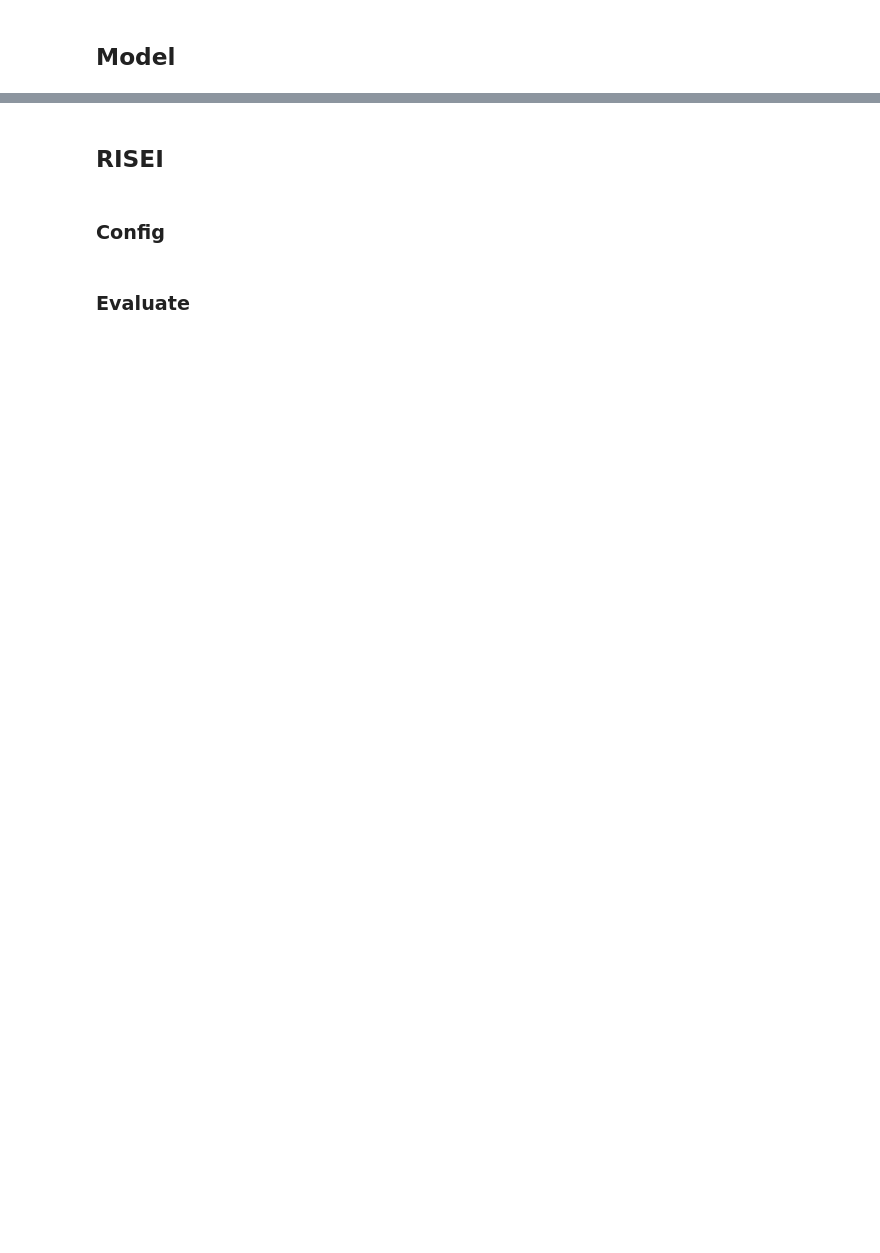
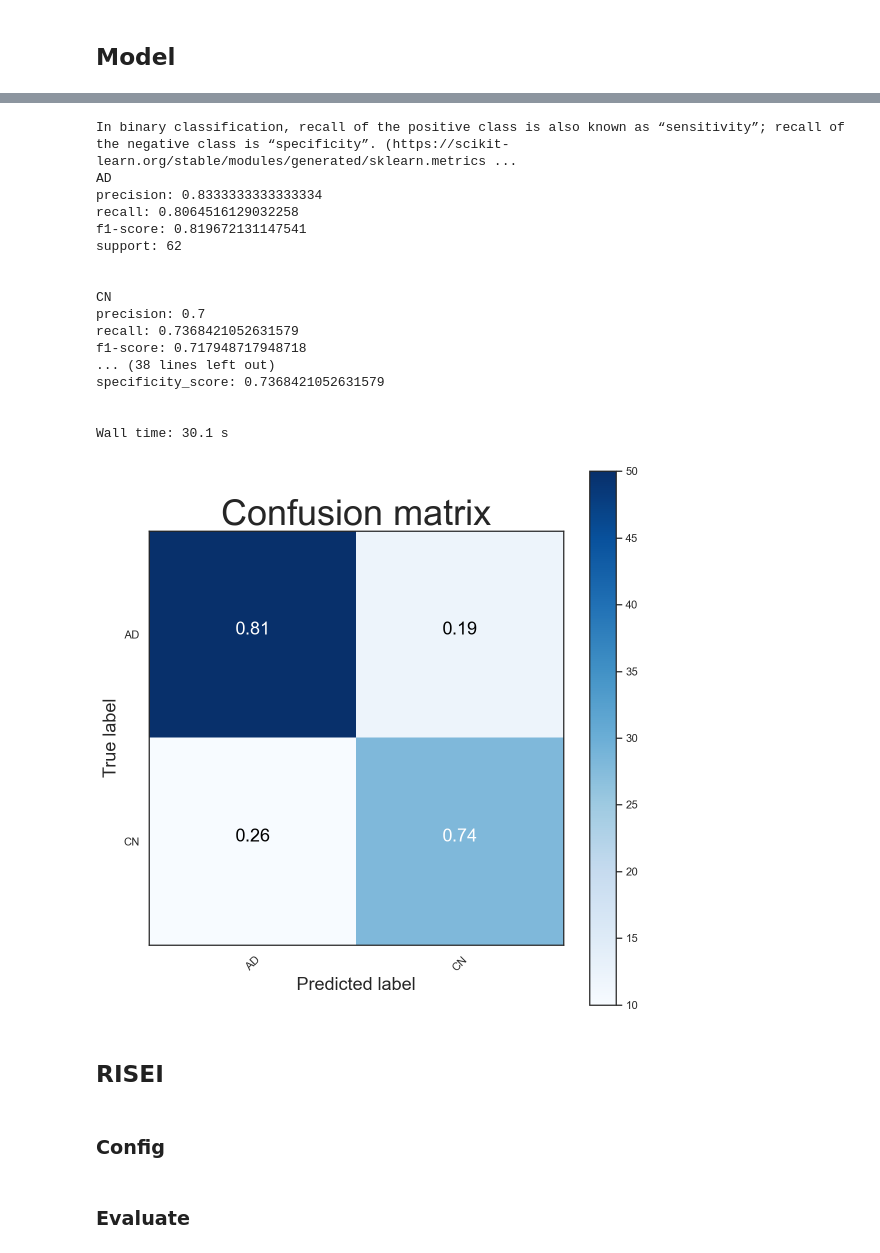
Before and after one commit to timzatko/dp, a Jupyter notebook: conda_notebooks/risei/experiments/stability/heatmap_stability.ipynb, the cells around one changed output, grey strips where cells are left out. Drawn from its saved outputs; the diff is of its cells as text; code cells hidden in the pictures; blank space fills up the shorter version.

```diff
--- a/conda_notebooks/risei/experiments/stability/heatmap_stability.ipynb
+++ b/conda_notebooks/risei/experiments/stability/heatmap_stability.ipynb
@@ -221,3 +247,29 @@ show_metrics(model, test_seq, class_names)
+# %%
+%%time
+
+# just to test of it is ok to clear the session after loading the weigths
+tf.keras.backend.clear_session()
+
+show_metrics(model, test_seq, class_names)
+# %% [output]
+In binary classification, recall of the positive class is also known as “sensitivity”; recall of the negative class is “specificity”. (https://scikit-learn.org/stable/modules/generated/sklearn.metrics ...
+AD
+precision: 0.8333333333333334
+recall: 0.8064516129032258
+f1-score: 0.819672131147541
+support: 62
+
+
+CN
+precision: 0.7
+recall: 0.7368421052631579
+f1-score: 0.717948717948718
+... (38 lines left out)
+specificity_score: 0.7368421052631579
+
+
+Wall time: 30.1 s
+[figure, added]
 # %% [markdown]
 ## RISEI
 # %%
```
Also changed, not shown: parts of 14 cells of this notebook, 1 other file.
